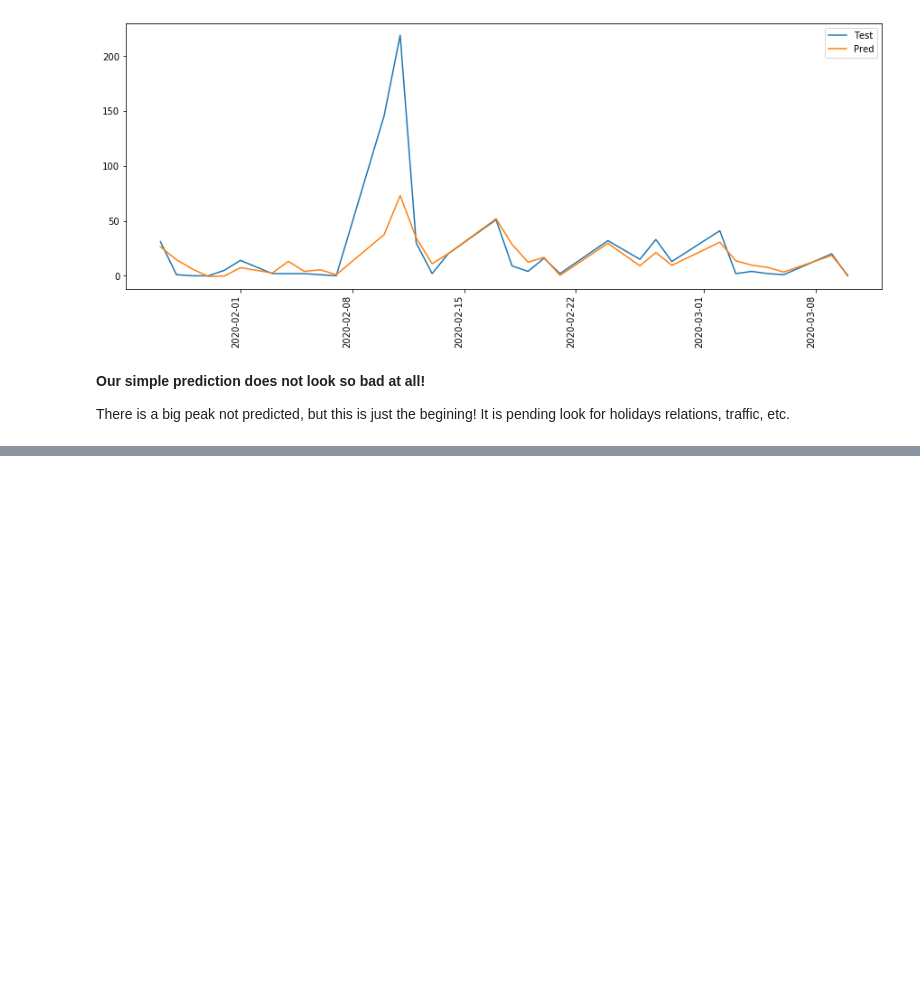
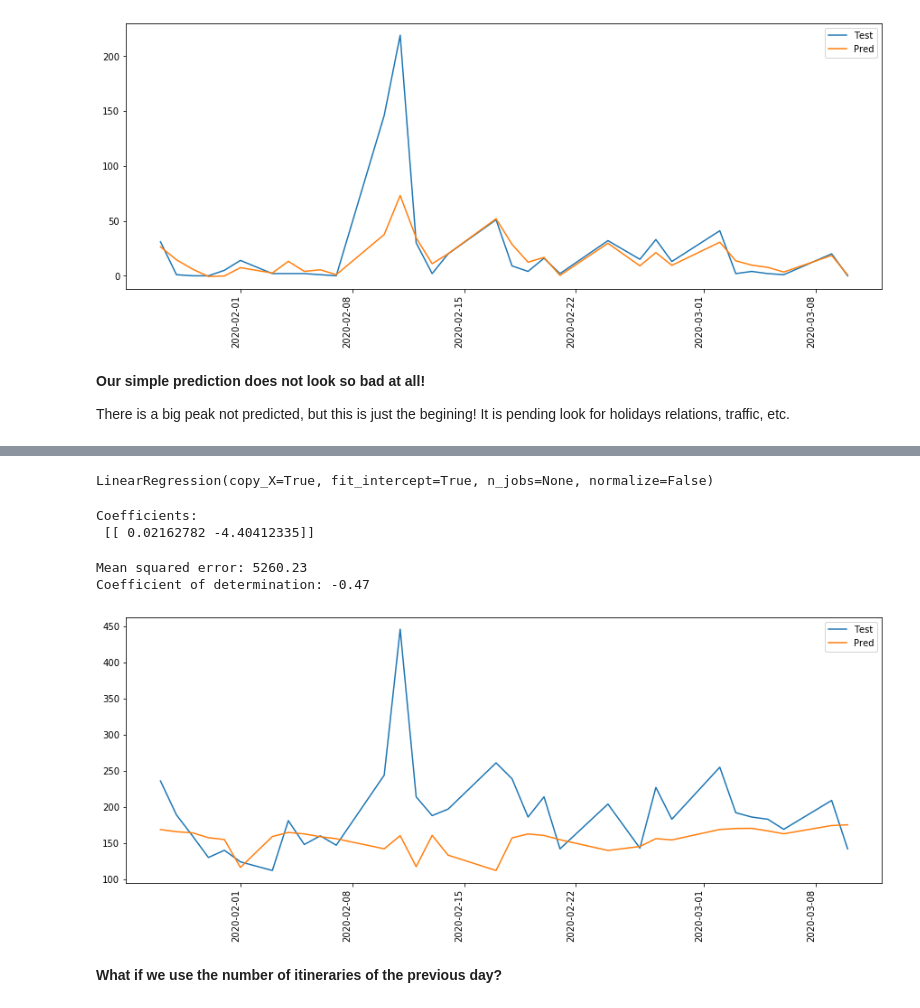
Before and after one commit to akanelson/ds4a, a Jupyter notebook: initial_exploratory_analysis/05 - EDA - First Approach.ipynb, the cells around one changed output, grey strips where cells are left out. Cells and saved outputs as stored; diff of their text form; code cells hidden in the pictures; blank space fills up the shorter version.

```diff
--- a/initial_exploratory_analysis/05 - EDA - First Approach.ipynb
+++ b/initial_exploratory_analysis/05 - EDA - First Approach.ipynb
@@ -711,0 +723,34 @@ There is a big peak not predicted, but this is just the begining! It is pending
+# %%
+regr = linear_model.LinearRegression(normalize=False)
+# %%
+regr.fit(X_train, y_train)
+# %% [output]
+LinearRegression(copy_X=True, fit_intercept=True, n_jobs=None, normalize=False)
+# %%
+# The coefficients
+print('Coefficients: \n', regr.coef_)
+# %% [output]
+Coefficients:
+ [[ 0.02162782 -4.40412335]]
+# %%
+y_pred = regr.predict(X_test)
+# %%
+# The mean squared error
+print('Mean squared error: %.2f'
+      % mean_squared_error(y_test, y_pred))
+
+# The coefficient of determination: 1 is perfect prediction
+print('Coefficient of determination: %.2f'
+      % r2_score(y_test, y_pred))
+# %% [output]
+Mean squared error: 5260.23
+Coefficient of determination: -0.47
+# %%
+df_pred = pd.DataFrame({'Test': y_test.flatten(), 'Pred': y_pred.flatten()}, index=dates_test)
+# %%
+df_pred.plot(figsize=(15,6));
+plt.xticks(rotation=90);
+# %% [output]
+[figure, added]
+# %% [markdown]
+**What if we use the number of itineraries of the previous day?**
```
Also changed, not shown: parts of 9 cells of this notebook, 2 other files.
